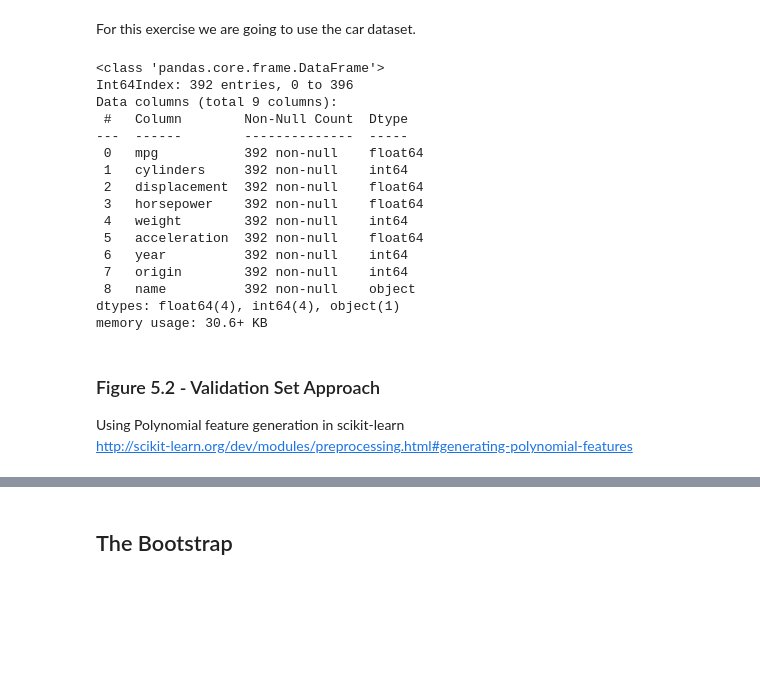
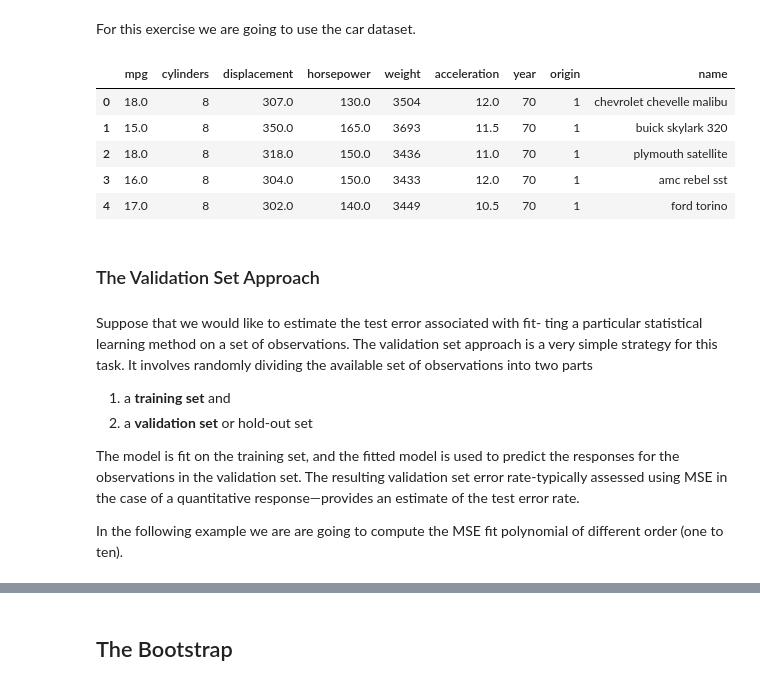
Before and after one commit to matteocourthoud/Machine-Learning-for-Economic-Analysis, a Jupyter notebook: 4_crossvalidation.ipynb, the cells around one changed output, grey strips where cells are left out. Drawn from its saved outputs; the diff is of its cells as text; code cells hidden in the pictures; blank space fills up the shorter version.

```diff
--- a/4_crossvalidation.ipynb
+++ b/4_crossvalidation.ipynb
@@ -38,28 +41,25 @@ plt.rcParams['legend.fontsize'] = 14
 # %% [markdown]
 For this exercise we are going to use the car dataset.
 # %%
+# Load car dataset
 df1 = pd.read_csv('data/Auto.csv', na_values='?').dropna()
+df1.head()
+# %% [output]
+|  | mpg | cylinders | displacement | horsepower | weight | acceleration | year | origin | name |
+| 0 | 18.0 | 8 | 307.0 | 130.0 | 3504 | 12.0 | 70 | 1 | chevrolet chevelle malibu |
+| 1 | 15.0 | 8 | 350.0 | 165.0 | 3693 | 11.5 | 70 | 1 | buick skylark 320 |
+| 2 | 18.0 | 8 | 318.0 | 150.0 | 3436 | 11.0 | 70 | 1 | plymouth satellite |
+| 3 | 16.0 | 8 | 304.0 | 150.0 | 3433 | 12.0 | 70 | 1 | amc rebel sst |
+| 4 | 17.0 | 8 | 302.0 | 140.0 | 3449 | 10.5 | 70 | 1 | ford torino |
-# %%
-df1.info()
-# %% [output]
-<class 'pandas.core.frame.DataFrame'>
-Int64Index: 392 entries, 0 to 396
-Data columns (total 9 columns):
- #   Column        Non-Null Count  Dtype
----  ------        --------------  -----
- 0   mpg           392 non-null    float64
- 1   cylinders     392 non-null    int64
- 2   displacement  392 non-null    float64
- 3   horsepower    392 non-null    float64
- 4   weight        392 non-null    int64
- 5   acceleration  392 non-null    float64
- 6   year          392 non-null    int64
- 7   origin        392 non-null    int64
- 8   name          392 non-null    object
-dtypes: float64(4), int64(4), object(1)
-memory usage: 30.6+ KB
-# %% [markdown]
-### Figure 5.2 - Validation Set Approach
-Using Polynomial feature generation in scikit-learn<BR>
-http://scikit-learn.org/dev/modules/preprocessing.html#generating-polynomial-features
+# %% [markdown]
+### The Validation Set Approach
+# %% [markdown]
+Suppose that we would like to estimate the test error associated with fit- ting a particular statistical learning method on a set of observations. The validation set approach is a very simple strategy for this task. It involves randomly dividing the available set of observations into two parts
+
+1. a **training set** and
+2. a **validation set** or hold-out set
+
+The model is fit on the training set, and the fitted model is used to predict the responses for the observations in the validation set. The resulting validation set error rate-typically assessed using MSE in the case of a quantitative response—provides an estimate of the test error rate.
+
+In the following example we are are going to compute the MSE fit polynomial of different order (one to ten).
 # %%
```
Also changed, not shown: parts of 35 cells of this notebook.
